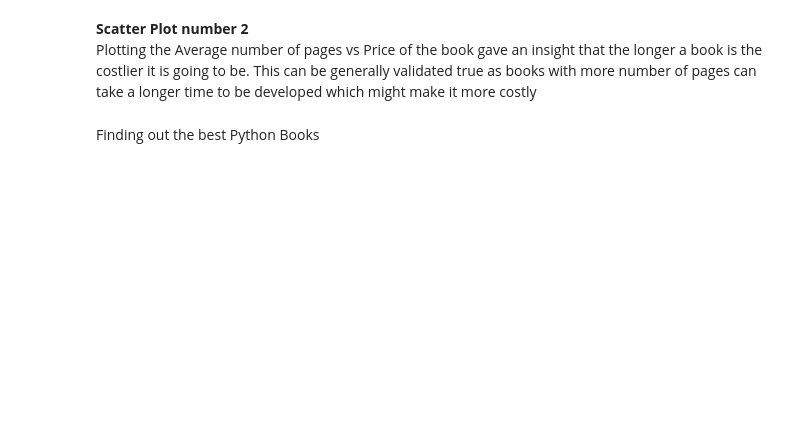
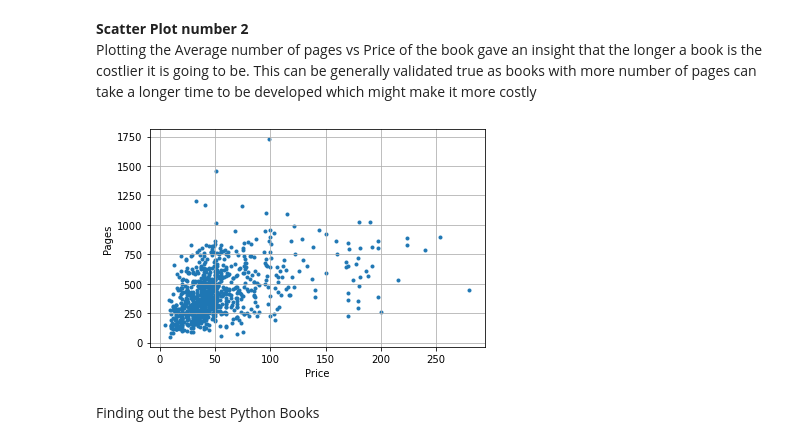
Before and after one commit to tanmay-sketch/Exploratory-Book-Analysis, a Jupyter notebook: report.ipynb, the cells around one changed output. Drawn from its saved outputs; the diff is of its cells as text; code cells hidden in the pictures; blank space fills up the shorter version.

```diff
--- a/report.ipynb
+++ b/report.ipynb
@@ -95,3 +98,10 @@ px.scatter(df, x="price", y="pages")
+# %%
+plt.scatter(df['price'],df['pages'],marker='.')
+plt.xlabel('Price')
+plt.ylabel('Pages')
+plt.grid()
+# %% [output]
+[figure, added]
 # %% [markdown]
 Finding out the best Python Books
 # %%
```
Also changed, not shown: parts of 6 cells of this notebook, 1 other file.
